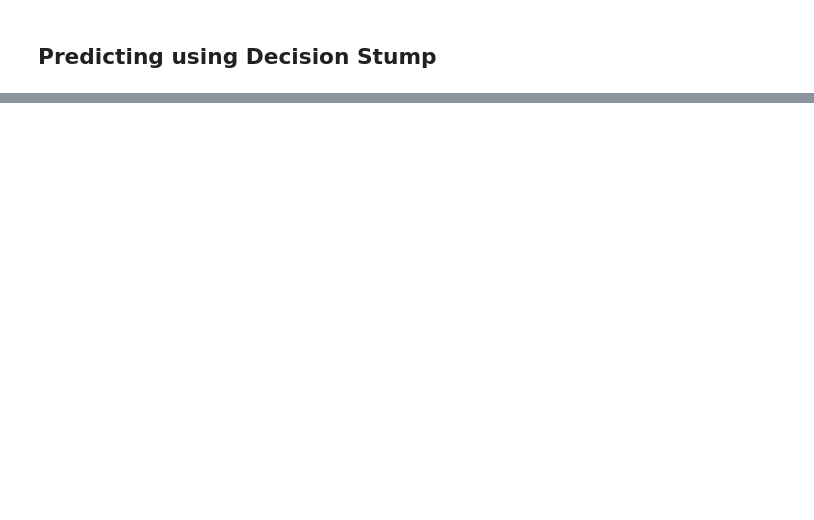
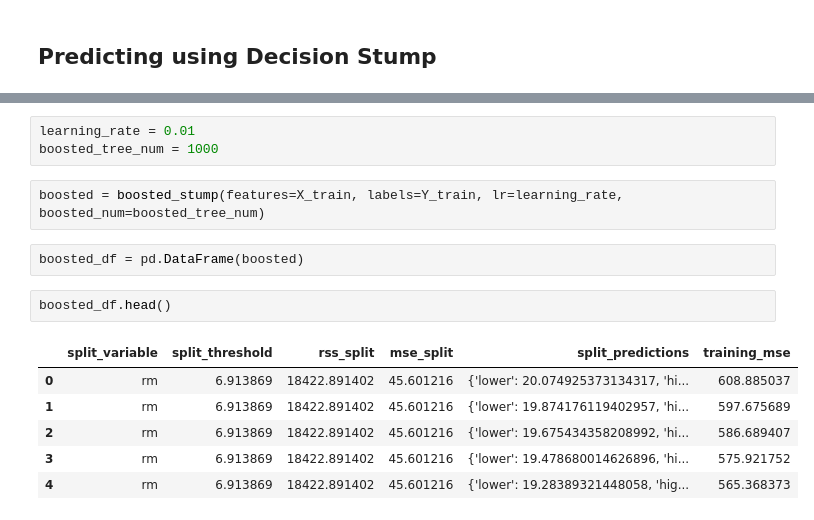
Before and after one commit to sekhar989/fromScratch, a Jupyter notebook: Decision Stump - Boosting/decision_stump.ipynb, the cells around one changed output, grey strips where cells are left out. Drawn from its saved outputs; the diff is of its cells as text; blank space fills up the shorter version.

```diff
--- a/Decision Stump - Boosting/decision_stump.ipynb
+++ b/Decision Stump - Boosting/decision_stump.ipynb
@@ -113,0 +234,16 @@ pprint(stump)
+# %%
+learning_rate = 0.01
+boosted_tree_num = 1000
+# %%
+boosted = boosted_stump(features=X_train, labels=Y_train, lr=learning_rate, boosted_num=boosted_tree_num)
+# %%
+boosted_df = pd.DataFrame(boosted)
+# %%
+boosted_df.head()
+# %% [output]
+|  | split_variable | split_threshold | rss_split | mse_split | split_predictions | training_mse |
+| 0 | rm | 6.913869 | 18422.891402 | 45.601216 | {'lower': 20.074925373134317, 'hi... | 608.885037 |
+| 1 | rm | 6.913869 | 18422.891402 | 45.601216 | {'lower': 19.874176119402957, 'hi... | 597.675689 |
+| 2 | rm | 6.913869 | 18422.891402 | 45.601216 | {'lower': 19.675434358208992, 'hi... | 586.689407 |
+| 3 | rm | 6.913869 | 18422.891402 | 45.601216 | {'lower': 19.478680014626896, 'hi... | 575.921752 |
+| 4 | rm | 6.913869 | 18422.891402 | 45.601216 | {'lower': 19.28389321448058, 'hig... | 565.368373 |
```
Also changed, not shown: parts of 18 cells of this notebook, 1 other file.
